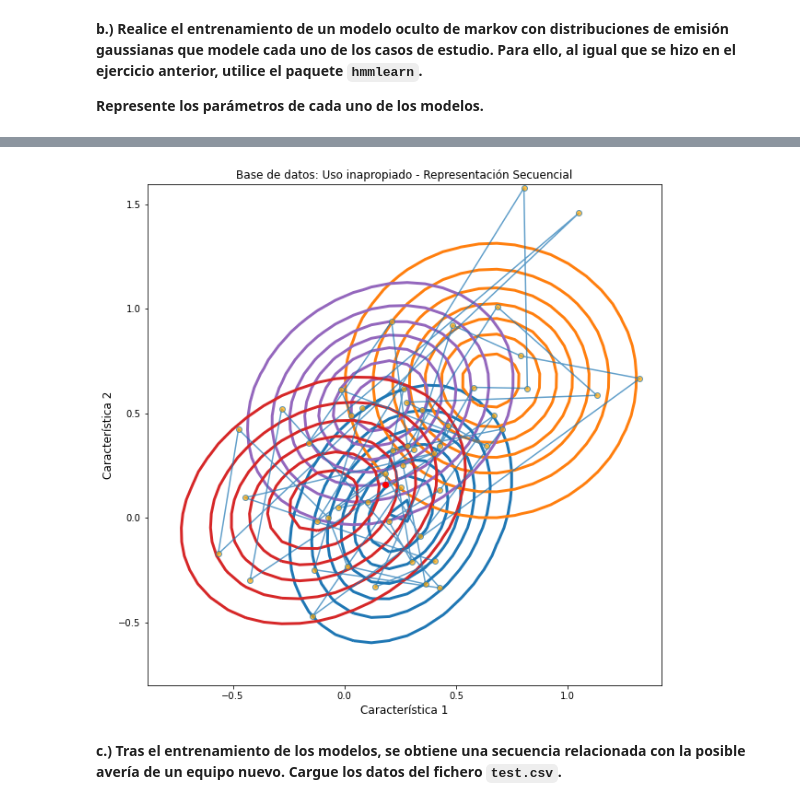
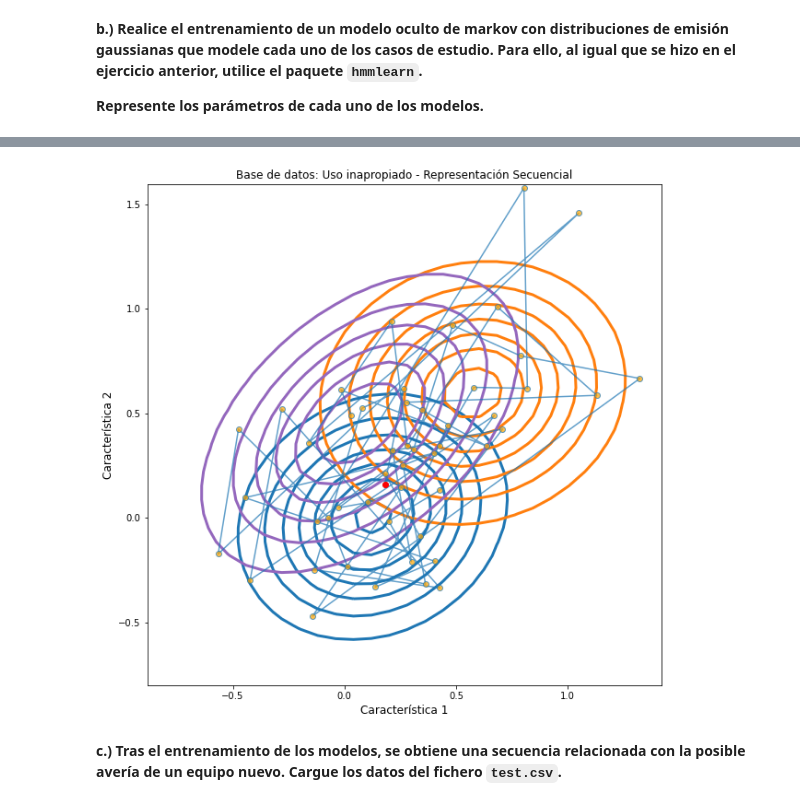
Before and after one commit to glorelvalle/g-mucd, a Jupyter notebook: pit/Prácticas/PR2_PIT.ipynb, the cells around one changed output, grey strips where cells are left out. Cells and saved outputs as stored; diff of their text form; code cells hidden in the pictures.

```diff
--- a/pit/Prácticas/PR2_PIT.ipynb
+++ b/pit/Prácticas/PR2_PIT.ipynb
@@ -934,7 +934,7 @@ uso_inapropiado = pd.read_csv("../../../Data/Datos2/uso_inapropiado.csv", index_
 # Entrenamiento de un modelo por cada clase
 lengths = np.array([50 for i in range(10)])
 # %%
-N = 4
+N = 3
 
 HMM_sin_averias = hmm.GaussianHMM(
     n_components=N, covariance_type="full", init_params=""
@@ -979,5 +979,5 @@ plt.show();
 # %%
-N = 4
+N = 3
 
 HMM_fallo_componente = hmm.GaussianHMM(
     n_components=N, covariance_type="full", init_params=""
@@ -1025,5 +1025,5 @@ plt.show();
 # %%
-N = 4
+N = 3
 
 HMM_uso_inapropiado = hmm.GaussianHMM(
     n_components=N, covariance_type="full", init_params=""
@@ -1040,34 +1040,34 @@ fig, ax = plt.subplots(figsize=(10, 10))
 # Para mostrar el desarrollo de la secuencia
 ax.plot(
     uso_inapropiado[:T_repr, 0],
     uso_inapropiado[:T_repr, 1],
     "o-",
     label="observations",
     mfc="orange",
     alpha=0.7,
 )
 ax.plot(uso_inapropiado[0:1, 0], uso_inapropiado[0:1, 1], "or")
 plt.xlim((np.min(uso_inapropiado[:, 0]), np.max(uso_inapropiado[:, 0])))
 plt.ylim((np.min(uso_inapropiado[:, 1]), np.max(uso_inapropiado[:, 1])))
 ax.set_xlabel("Característica 1", fontsize=12)
 ax.set_ylabel("Característica 2", fontsize=12)
 ax.set_title("Base de datos: Uso inapropiado - Representación Secuencial")
 
 for n in range(N):
     #  TO DO: Evaluación de cada una de las componentes gaussianas en los ejes
     # y representación de los contornos
     eval_multivariate_gaussian = multivariate_normal.pdf(
         positions,
         mean=HMM_uso_inapropiado.means_[n],
         cov=HMM_uso_inapropiado.covars_[n],
     )
     prob = np.reshape(eval_multivariate_gaussian, _X.shape)
     # Representación del contorno
     ax.contour(x_axis, y_axis, prob, colors=colors[n], linewidths=3)
 
 plt.show();
 # %% [output]
-[figure, old version]
+[figure, new version]
 # %% [markdown]
 **c.) Tras el entrenamiento de los modelos, se obtiene una secuencia relacionada con la posible avería de un equipo nuevo. Cargue los datos del fichero ``test.csv``.**
 # %%
```
Also changed, not shown: parts of 18 cells of this notebook.
